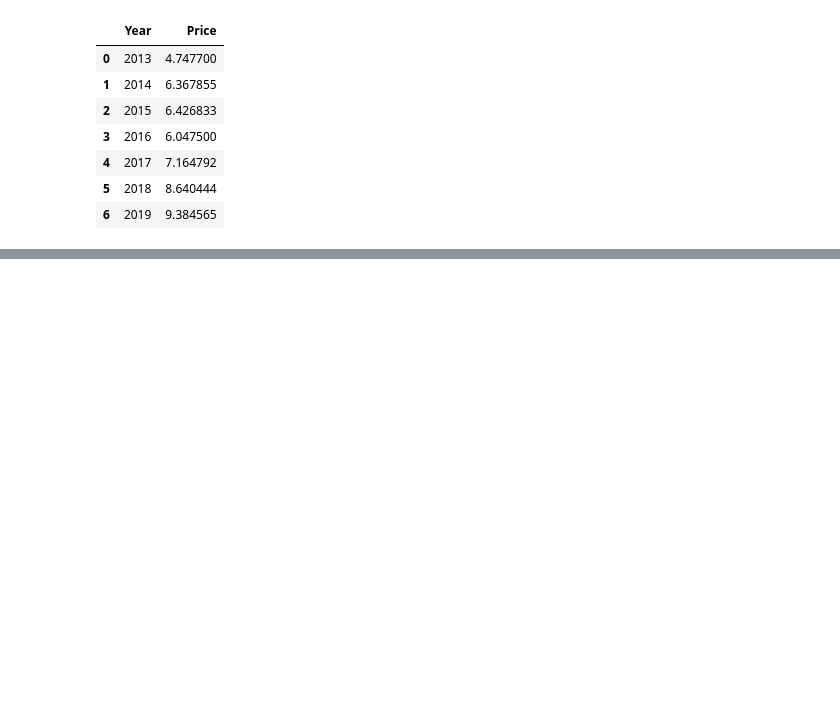
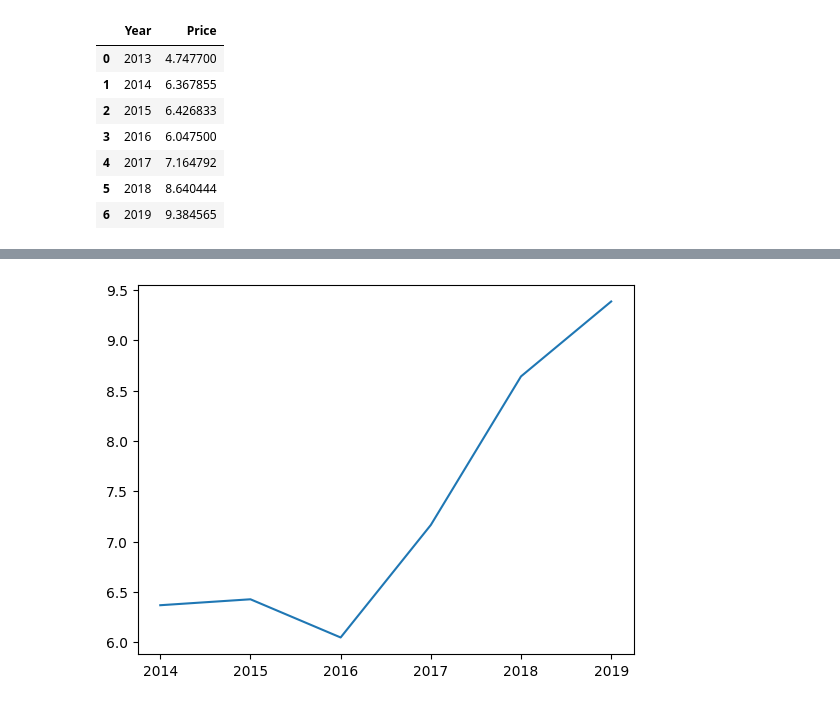
Before and after one commit to ntnqu/DAP2311R1, a Jupyter notebook: Buổi 20 - 04012024/day20_hypothesis_testing.ipynb, the cells around one changed output, grey strips where cells are left out. Cells and saved outputs as stored; diff of their text form; code cells hidden in the pictures; blank space fills up the shorter version.

```diff
--- a/Buổi 20 - 04012024/day20_hypothesis_testing.ipynb
+++ b/Buổi 20 - 04012024/day20_hypothesis_testing.ipynb
@@ -120,0 +135,6 @@ plt.plot(df1['Year'], df1['Price'])
+# %%
+# Lọc dữ liệu giá gạo từ tháng 1/2014 đến thg 1/2019
+rice1 = df[(df['ProductName'] == 'Rice - Retail') & (df['Year'] != 2013 )]
+
+df1_1 = rice1.groupby('Year')['Price'].mean().reset_index()
+df1_1
@@ -120,0 +149,6 @@ plt.plot(df1['Year'], df1['Price'])
+# %%
+# Vẽ biểu đồ dựa vào df1_1
+plt.plot(df1_1['Year'], df1_1['Price'])
+plt.show()
+# %% [output]
+[figure, added]
```
Also changed, not shown: parts of 21 cells of this notebook, 3 other files.
